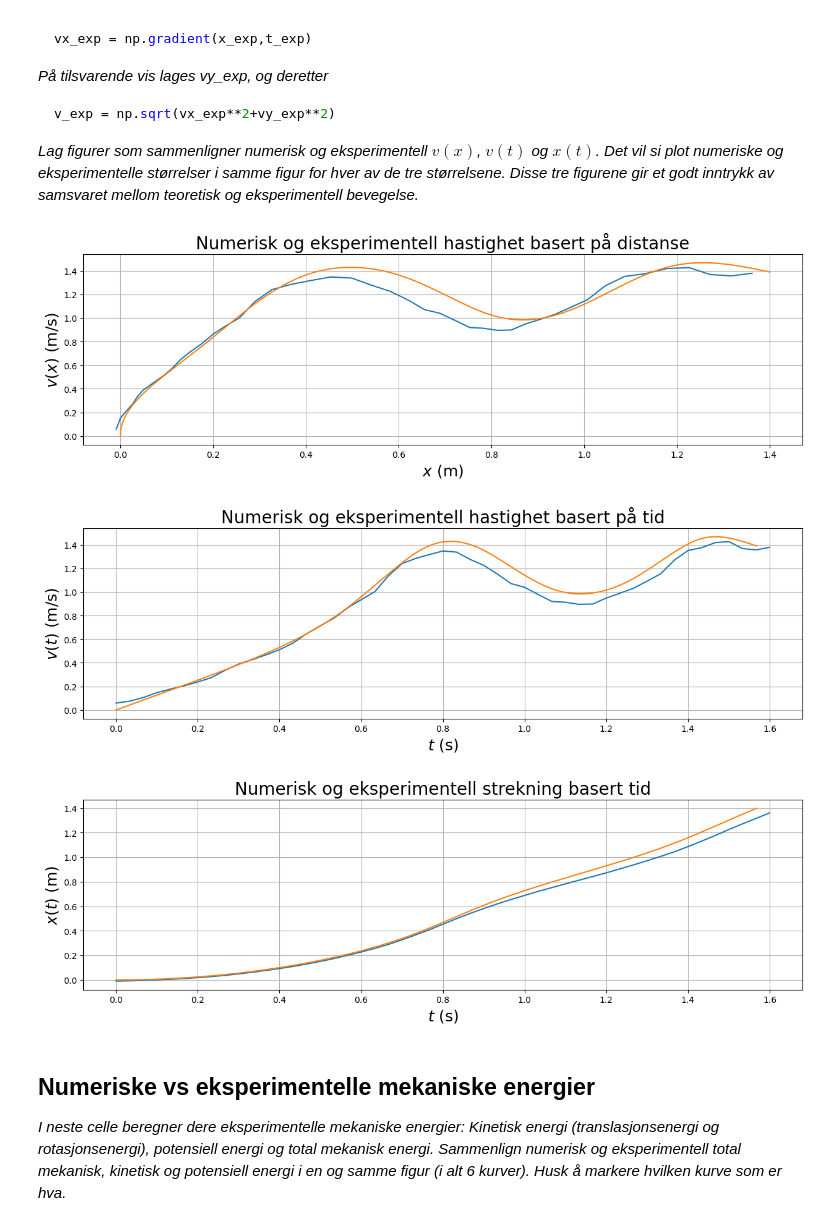
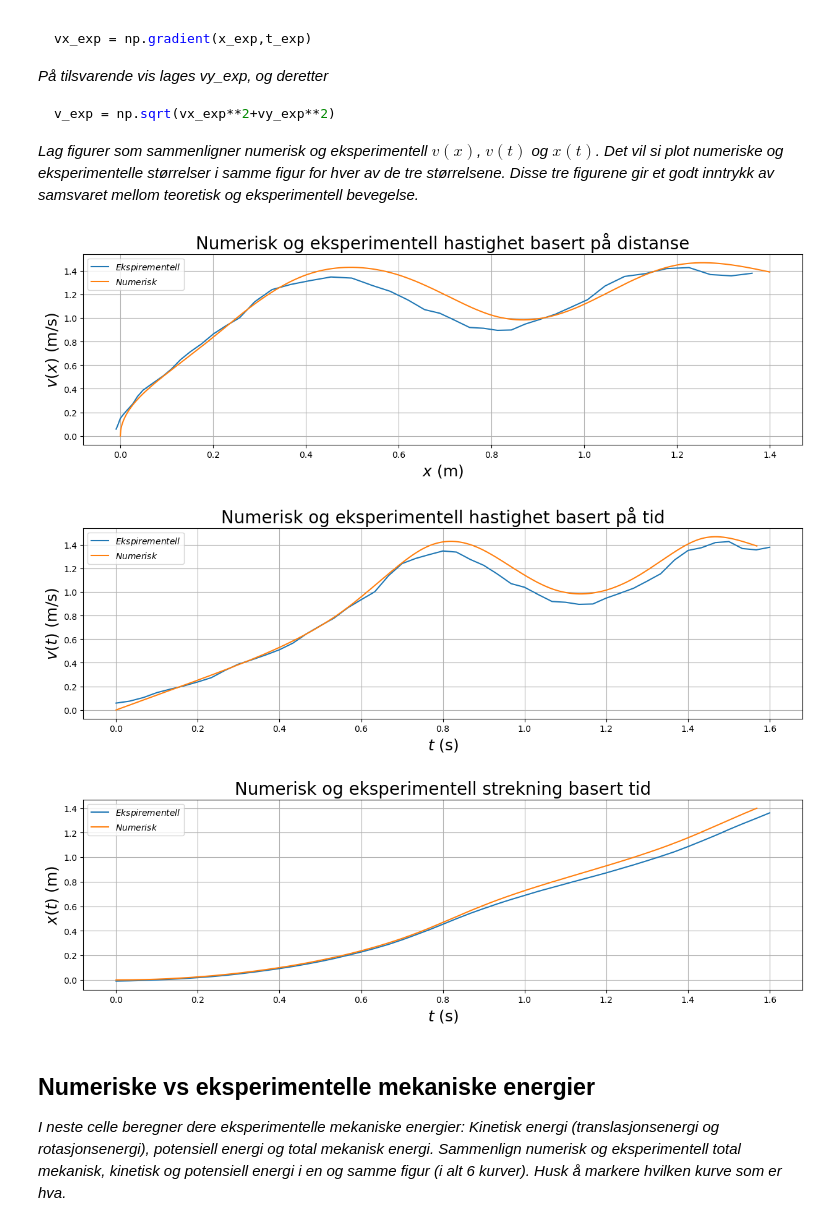
Before and after one commit to antonkarlmartensson-pixel/Fysikk_lab_213_1, a Jupyter notebook: notebook_mal_H25/notebook_mal_H25.ipynb, the cells around one changed output. Saved outputs shown, nothing was run; the diff lists cells and outputs as text; code cells hidden in the pictures.

```diff
--- a/notebook_mal_H25/notebook_mal_H25.ipynb
+++ b/notebook_mal_H25/notebook_mal_H25.ipynb
@@ -355,42 +348,45 @@ vy_exp = np.gradient(y_exp, t_exp)
 v_exp = np.sqrt(vx_exp**2 + vy_exp**2)
 
 
 
 #Figurer som sammenligner numerisk og eksperimentell v(x), v(t) og x(t)
 
 #v(x)
 plt.figure(figsize=(15,4))
-plt.plot(x_exp, v_exp)
-plt.plot(x, v)
+plt.plot(x_exp, v_exp, label='$Ekspirementell$')
+plt.plot(x, v, label='$Numerisk$')
 plt.title('Numerisk og eksperimentell hastighet basert på distanse', fontsize=20)
 plt.xlabel('$x$ (m)', fontsize=18)
 plt.ylabel('$v(x)$ (m/s)', fontsize=18)
+plt.legend()
 plt.grid()
 plt.show()
 
 #v(t)
 plt.figure(figsize=(15,4))
-plt.plot(t_exp, v_exp)
-plt.plot(t, v)
+plt.plot(t_exp, v_exp, label='$Ekspirementell$')
+plt.plot(t, v, label='$Numerisk$')
 plt.title('Numerisk og eksperimentell hastighet basert på tid', fontsize=20)
 plt.xlabel('$t$ (s)', fontsize=18)
 plt.ylabel('$v(t)$ (m/s)', fontsize=18)
 plt.grid()
+plt.legend()
 plt.show()
 
 #x(t)
 plt.figure(figsize=(15,4))
-plt.plot(t_exp, x_exp)
-plt.plot(t, x)
+plt.plot(t_exp, x_exp, label='$Ekspirementell$')
+plt.plot(t, x, label='$Numerisk$')
 plt.title('Numerisk og eksperimentell strekning basert tid', fontsize=20)
 plt.xlabel('$t$ (s)', fontsize=18)
 plt.ylabel('$x(t)$ (m)', fontsize=18)
 plt.grid()
+plt.legend()
 plt.show()
 # %% [output]
-[figure, old version]
+[figure, new version]
-[figure, old version]
+[figure, new version]
-[figure, old version]
+[figure, new version]
 # %% [markdown]
 ## Numeriske vs eksperimentelle mekaniske energier
 
```
Also changed, not shown: parts of 3 cells of this notebook, 1 other file.
